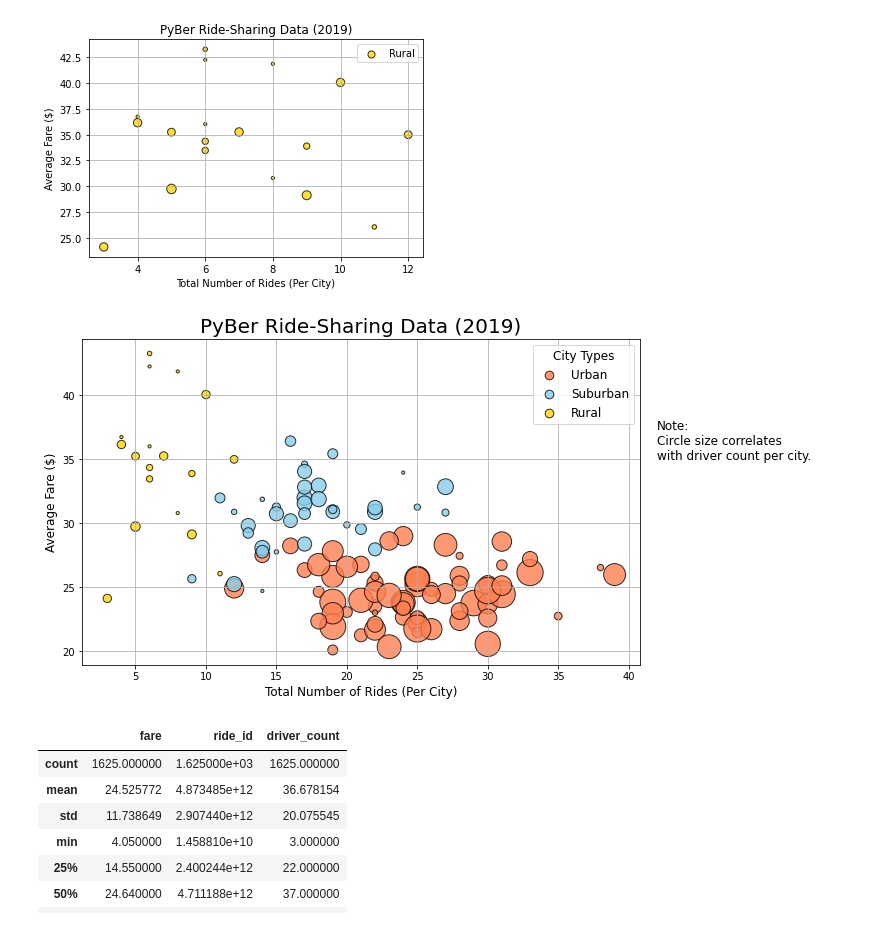
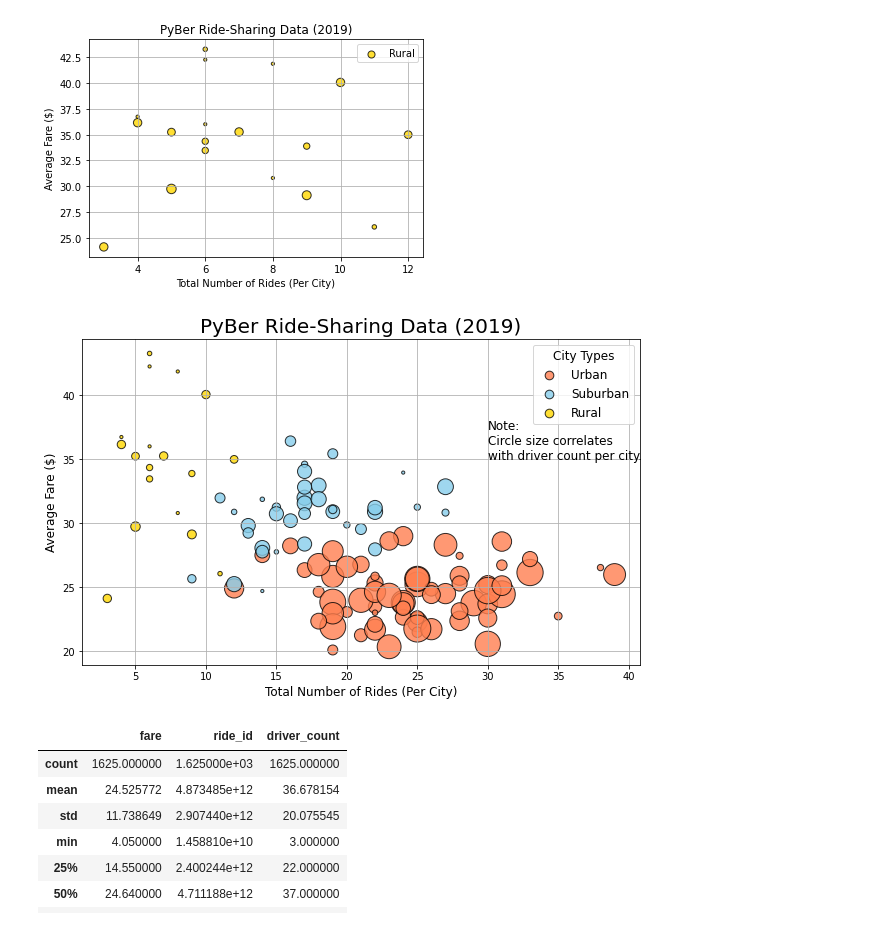
Before and after one commit to nickjlupu/PyBer_Analysis, a Jupyter notebook: PyBer.ipynb, the cells around one changed output. Drawn from its saved outputs; the diff is of its cells as text; code cells hidden in the pictures.

```diff
--- a/PyBer.ipynb
+++ b/PyBer.ipynb
@@ -290,35 +290,35 @@ plt.scatter(suburban_ride_count,
       suburban_avg_fare,
       s=10*suburban_driver_count, c="skyblue",
       edgecolor="black", linewidths=1,
       alpha=0.8, label="Suburban")
 
 plt.scatter(rural_ride_count,
       rural_avg_fare,
       s=10*rural_driver_count, c="gold",
       edgecolor="black", linewidths=1,
       alpha=0.8, label="Rural")
 
 # Incorporate the other graph properties
 plt.title("PyBer Ride-Sharing Data (2019)", fontsize=20)
 plt.ylabel("Average Fare ($)", fontsize=12)
 plt.xlabel("Total Number of Rides (Per City)", fontsize=12)
 plt.grid(True)
 
 # Create a legend
 lgnd = plt.legend(fontsize="12", mode="Expanded",
          scatterpoints=1, loc="best", title="City Types")
 lgnd.legendHandles[0]._sizes = [75]
 lgnd.legendHandles[1]._sizes = [75]
 lgnd.legendHandles[2]._sizes = [75]
 lgnd.get_title().set_fontsize(12)
 # Incorporate a text label about circle size.
-plt.text(42, 35, "Note:\nCircle size correlates\nwith driver count per city.", fontsize="12")
+plt.text(30, 35, "Note:\nCircle size correlates\nwith driver count per city.", fontsize="12")
 # Save the figure.
 plt.savefig("analysis/Fig1.png")
 # Show the plot
 plt.show()
 # %% [output]
-[figure, old version]
+[figure, new version]
 # %%
 # Get summary statistics for Urban cities
 urban_cities_df.describe()
```
Also changed, not shown: parts of 3 cells of this notebook, 14 other files.
